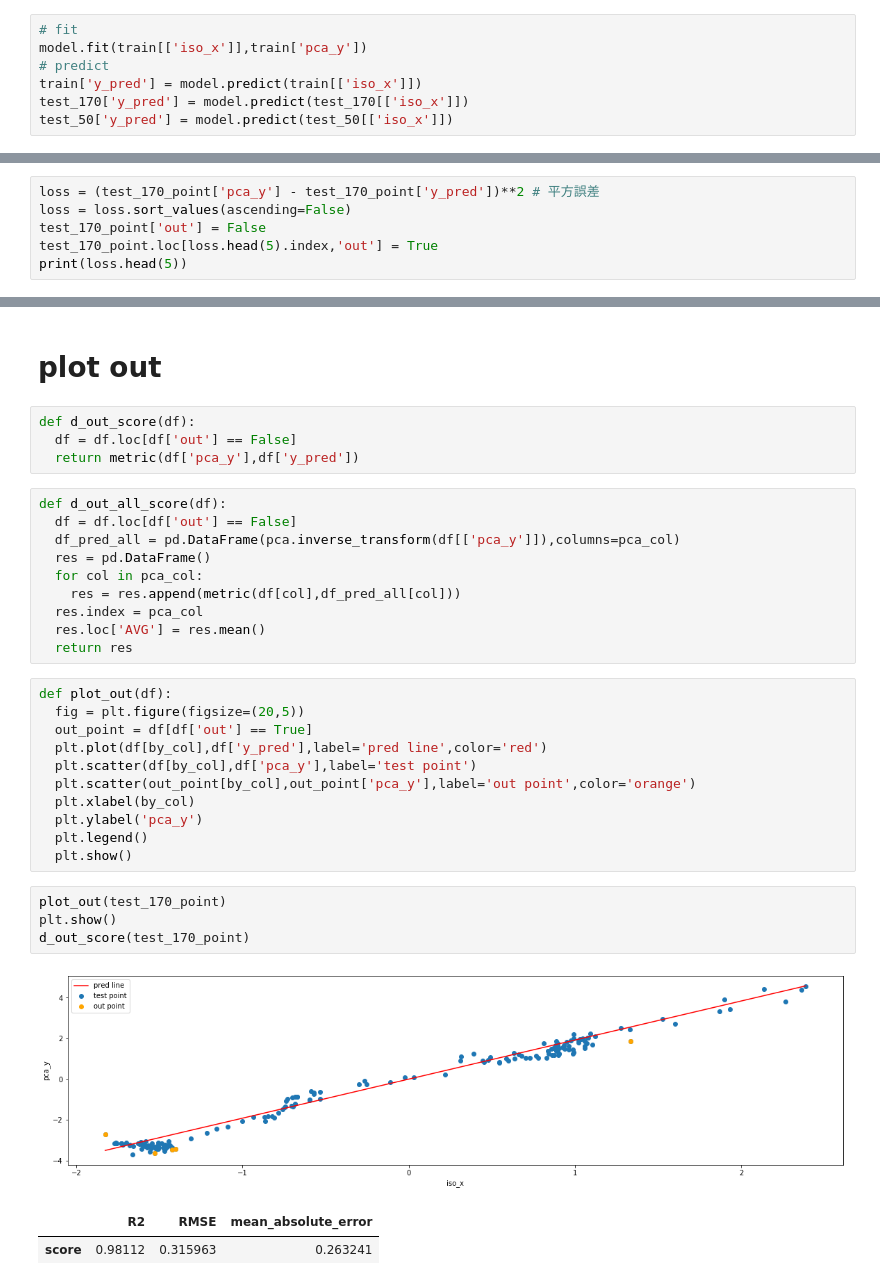
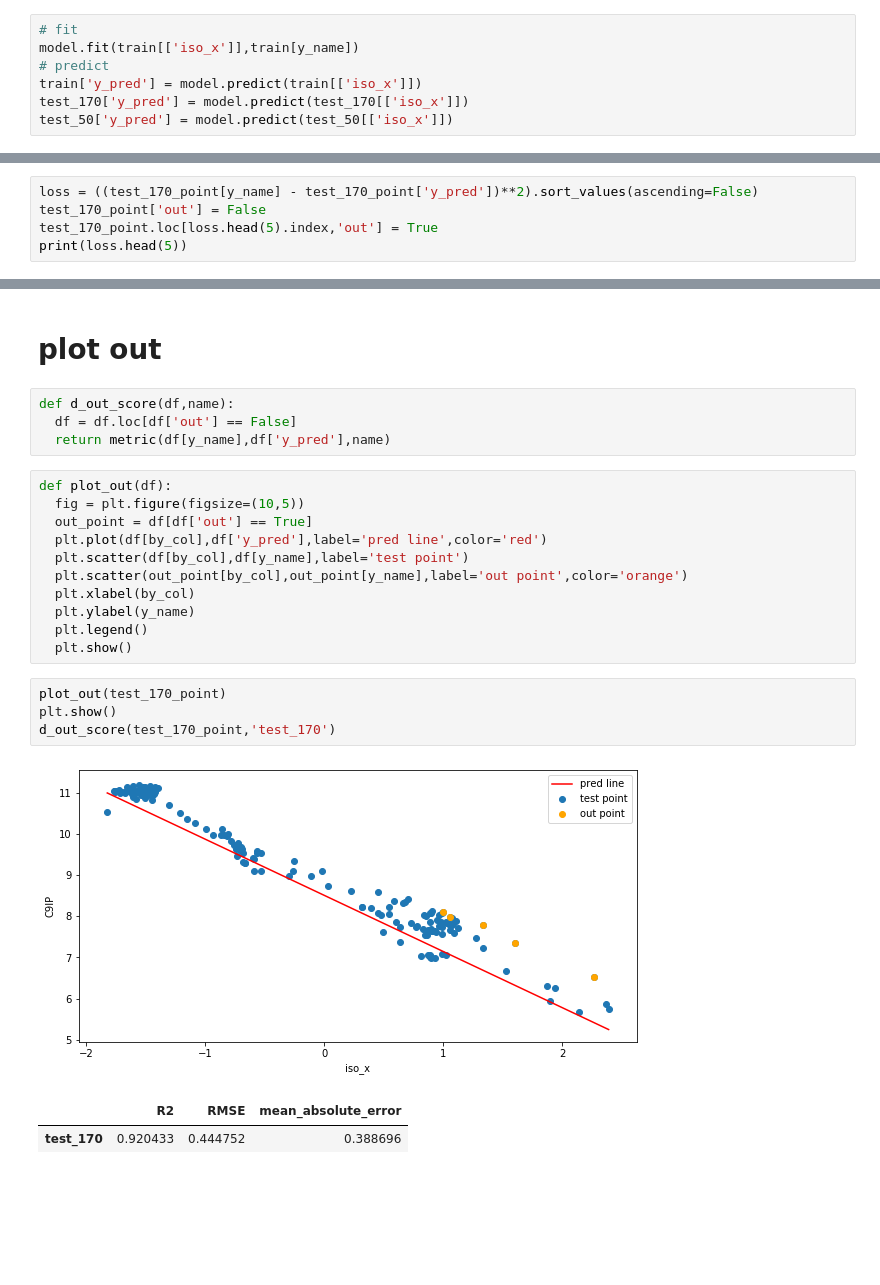
Before and after one commit to skywalker0803r/works, a Jupyter notebook: C9IP.ipynb, the cells around one changed output, grey strips where cells are left out. Drawn from its saved outputs; the diff is of its cells as text; blank space fills up the shorter version.

```diff
--- a/C9IP.ipynb
+++ b/C9IP.ipynb
@@ -142,7 +154,7 @@ print('交叉驗證平均分數:',val_scores['test_score'].mean())
 # fit & predict
 # %%
 # fit
-model.fit(train[['iso_x']],train['pca_y'])
+model.fit(train[['iso_x']],train[y_name])
 # predict
 train['y_pred'] = model.predict(train[['iso_x']])
 test_170['y_pred'] = model.predict(test_170[['iso_x']])
@@ -241,8 +193,7 @@ res
 # %% [markdown]
 # check outliers
 # %%
-loss = (test_170_point['pca_y'] - test_170_point['y_pred'])**2 # 平方誤差
-loss = loss.sort_values(ascending=False)
+loss = ((test_170_point[y_name] - test_170_point['y_pred'])**2).sort_values(ascending=False)
 test_170_point['out'] = False
 test_170_point.loc[loss.head(5).index,'out'] = True
 print(loss.head(5))
@@ -269,38 +219,28 @@ dtype: float64
 # %% [markdown]
 # plot out
 # %%
-def d_out_score(df):
+def d_out_score(df,name):
   df = df.loc[df['out'] == False]
-  return metric(df['pca_y'],df['y_pred'])
+  return metric(df[y_name],df['y_pred'],name)
-# %%
-def d_out_all_score(df):
-  df = df.loc[df['out'] == False]
-  df_pred_all = pd.DataFrame(pca.inverse_transform(df[['pca_y']]),columns=pca_col)
-  res = pd.DataFrame()
-  for col in pca_col:
-    res = res.append(metric(df[col],df_pred_all[col]))
-  res.index = pca_col
-  res.loc['AVG'] = res.mean()
-  return res
 # %%
 def plot_out(df):
-  fig = plt.figure(figsize=(20,5))
+  fig = plt.figure(figsize=(10,5))
   out_point = df[df['out'] == True]
   plt.plot(df[by_col],df['y_pred'],label='pred line',color='red')
-  plt.scatter(df[by_col],df['pca_y'],label='test point')
-  plt.scatter(out_point[by_col],out_point['pca_y'],label='out point',color='orange')
+  plt.scatter(df[by_col],df[y_name],label='test point')
+  plt.scatter(out_point[by_col],out_point[y_name],label='out point',color='orange')
   plt.xlabel(by_col)
-  plt.ylabel('pca_y')
+  plt.ylabel(y_name)
   plt.legend()
   plt.show()
 # %%
 plot_out(test_170_point)
 plt.show()
-d_out_score(test_170_point)
+d_out_score(test_170_point,'test_170')
 # %% [output]
-[figure, old version]
+[figure, new version]
 |  | R2 | RMSE | mean_absolute_error |
-| score | 0.98112 | 0.315963 | 0.263241 |
+| test_170 | 0.920433 | 0.444752 | 0.388696 |
 # %%
 plot_out(test_50_point)
 plt.show()
```
Also changed, not shown: parts of 23 cells of this notebook.
